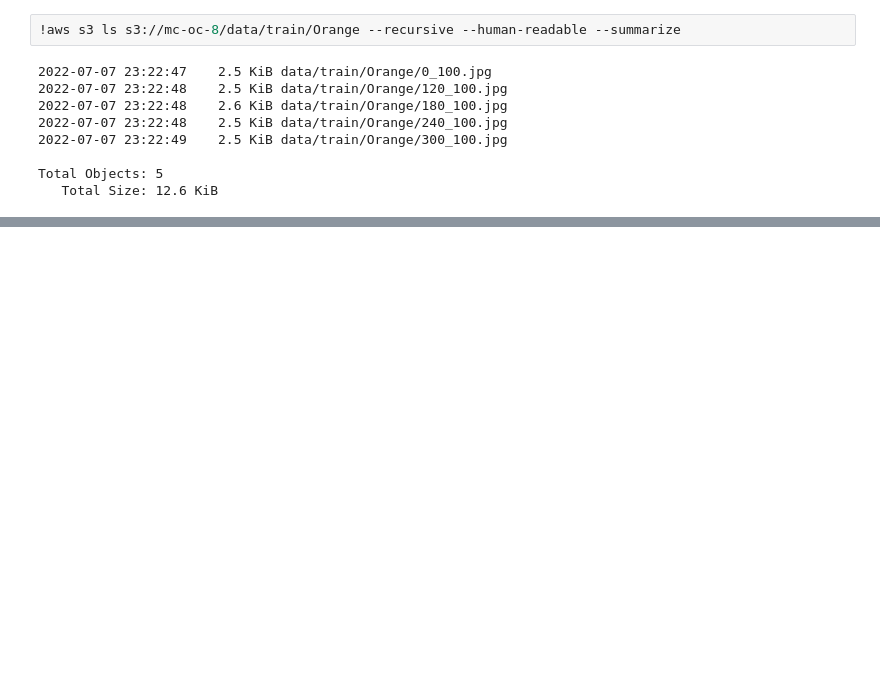
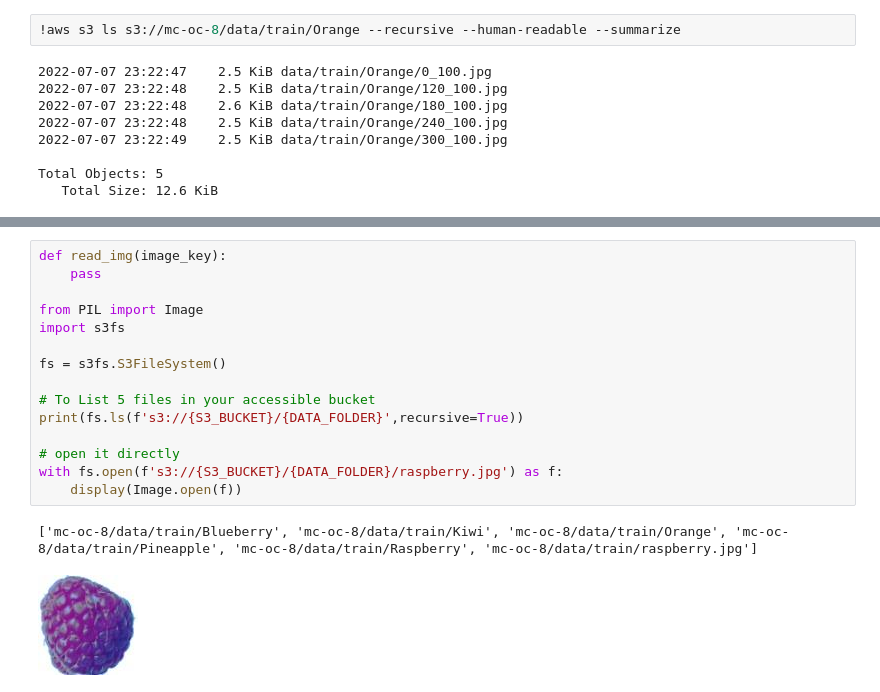
Before and after one commit to mrcreasey/oc-ds-p8-pyspark-deploy, a Jupyter notebook: pyspark_sur_sagemaker.ipynb, the cells around one changed output, grey strips where cells are left out. Saved outputs shown, nothing was run; the diff lists cells and outputs as text; blank space fills up the shorter version.

```diff
--- a/pyspark_sur_sagemaker.ipynb
+++ b/pyspark_sur_sagemaker.ipynb
@@ -179,0 +231,18 @@ data/train/Blueberry/180_100.jpg
+# %%
+def read_img(image_key):
+    pass
+
+from PIL import Image
+import s3fs
+
+fs = s3fs.S3FileSystem()
+
+# To List 5 files in your accessible bucket
+print(fs.ls(f's3://{S3_BUCKET}/{DATA_FOLDER}',recursive=True))
+
+# open it directly
+with fs.open(f's3://{S3_BUCKET}/{DATA_FOLDER}/raspberry.jpg') as f:
+    display(Image.open(f))
+# %% [output]
+['mc-oc-8/data/train/Blueberry', 'mc-oc-8/data/train/Kiwi', 'mc-oc-8/data/train/Orange', 'mc-oc-8/data/train/Pineapple', 'mc-oc-8/data/train/Raspberry', 'mc-oc-8/data/train/raspberry.jpg']
+[figure, added]
```
Also changed, not shown: parts of 6 cells of this notebook.
